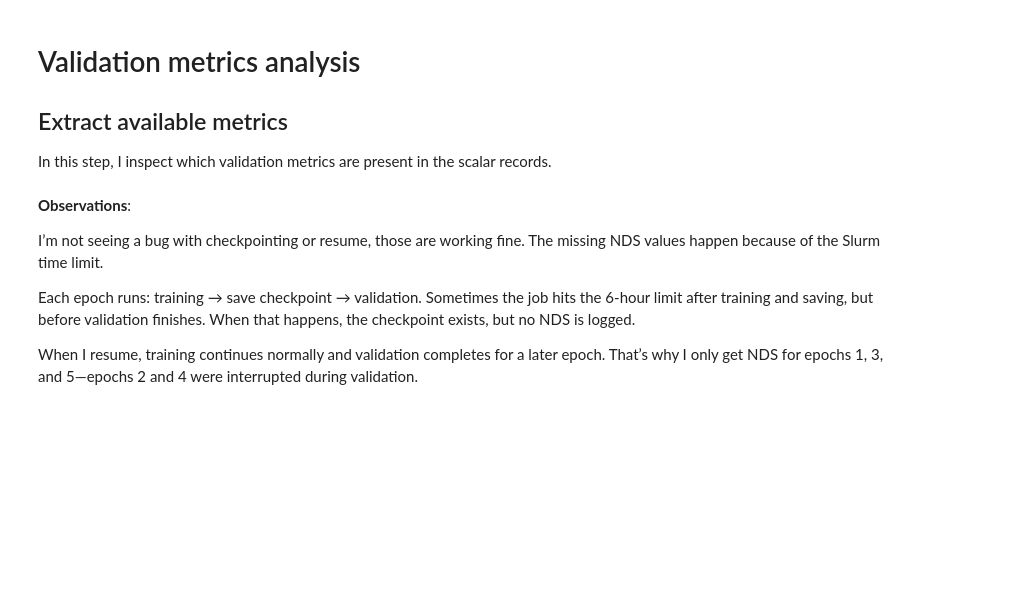
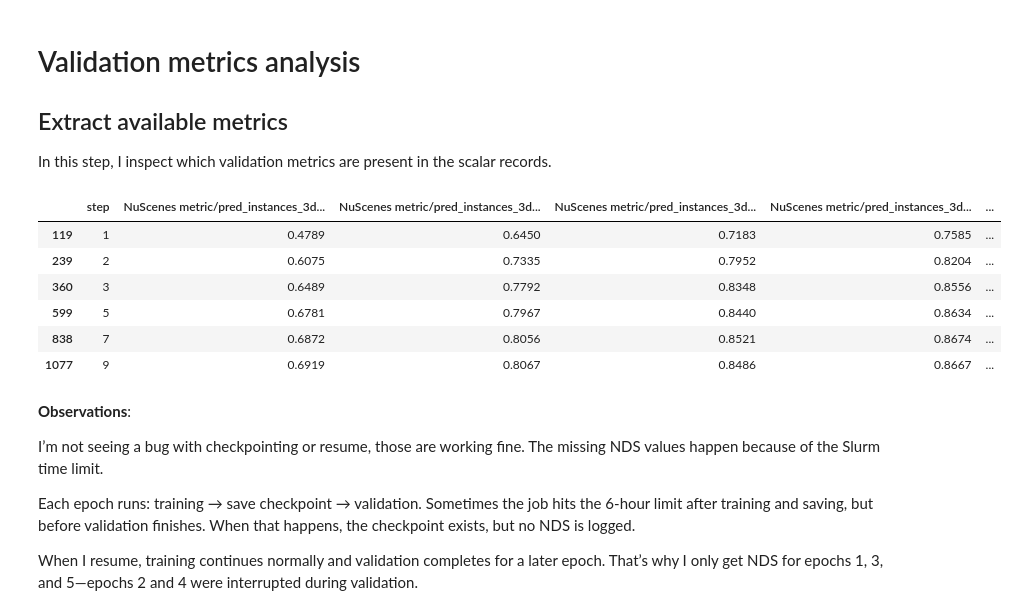
Before and after one commit to darkcyan-ugli-fruit/nuscenes-multimodal-learning, a Jupyter notebook: notebooks/03_camera_lidar_fusion_model.ipynb, the cells around one changed output. Saved outputs shown, nothing was run; the diff lists cells and outputs as text; code cells hidden in the pictures; blank space fills up the shorter version.

```diff
--- a/notebooks/03_camera_lidar_fusion_model.ipynb
+++ b/notebooks/03_camera_lidar_fusion_model.ipynb
@@ -838,10 +854,11 @@ In this step, I load the scalar metrics from `scalars.json`. This file is stored
 # %%
 # list of run directories
 run_names: List[str] = [
-    "20260423_160700",
-    "20260424_082649",
-    "20260424_150344",
-    "20260505_121853",
+    "20260505_192916",
+    "20260506_014713",
+    "20260506_092941",
+    "20260506_172651",
+    "20260507_011442",
 
 ]
 
@@ -1043,9 +1107,17 @@ metrics_cols = [
 # %%
 metrics_df = scalars_df[["step"] + metrics_cols].dropna(
     subset=["NuScenes metric/pred_instances_3d_NuScenes/NDS"]
 )
 
-metrics_df.head()
+metrics_df.head(10)
+# %% [output]
+|  | step | NuScenes metric/pred_instances_3d... | NuScenes metric/pred_instances_3d... | NuScenes metric/pred_instances_3d... | NuScenes metric/pred_instances_3d... | ... |
+| 119 | 1 | 0.4789 | 0.6450 | 0.7183 | 0.7585 | ... |
+| 239 | 2 | 0.6075 | 0.7335 | 0.7952 | 0.8204 | ... |
+| 360 | 3 | 0.6489 | 0.7792 | 0.8348 | 0.8556 | ... |
+| 599 | 5 | 0.6781 | 0.7967 | 0.8440 | 0.8634 | ... |
+| 838 | 7 | 0.6872 | 0.8056 | 0.8521 | 0.8674 | ... |
+| 1077 | 9 | 0.6919 | 0.8067 | 0.8486 | 0.8667 | ... |
 # %% [markdown]
 **Observations**:
 
```
Also changed, not shown: parts of 13 cells of this notebook.
